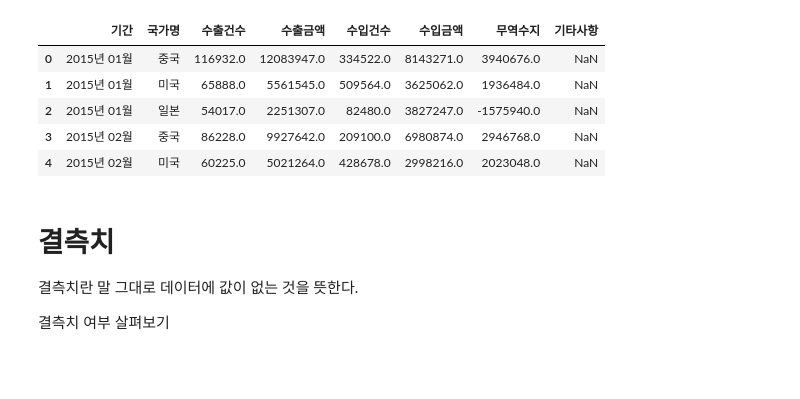
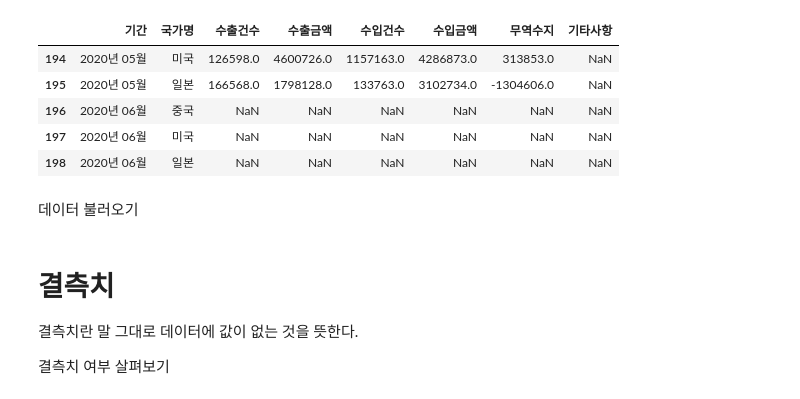
Before and after one commit to DarRokKim/python_practice, a Jupyter notebook: 220107_01.ipynb, the cells around one changed output. Saved outputs shown, nothing was run; the diff lists cells and outputs as text; code cells hidden in the pictures; blank space fills up the shorter version.

```diff
--- a/220107_01.ipynb
+++ b/220107_01.ipynb
@@ -1,19 +1,22 @@
 # %%
 import pandas as pd
 import numpy as np
 import matplotlib.pyplot as plt
 import os
 
 csv_file_path = "trade.csv"
 trade = pd.read_csv(csv_file_path)
 trade.head()
+trade.tail()
 # %% [output]
 |  | 기간 | 국가명 | 수출건수 | 수출금액 | 수입건수 | 수입금액 | 무역수지 | 기타사항 |
-| 0 | 2015년 01월 | 중국 | 116932.0 | 12083947.0 | 334522.0 | 8143271.0 | 3940676.0 | NaN |
-| 1 | 2015년 01월 | 미국 | 65888.0 | 5561545.0 | 509564.0 | 3625062.0 | 1936484.0 | NaN |
-| 2 | 2015년 01월 | 일본 | 54017.0 | 2251307.0 | 82480.0 | 3827247.0 | -1575940.0 | NaN |
-| 3 | 2015년 02월 | 중국 | 86228.0 | 9927642.0 | 209100.0 | 6980874.0 | 2946768.0 | NaN |
-| 4 | 2015년 02월 | 미국 | 60225.0 | 5021264.0 | 428678.0 | 2998216.0 | 2023048.0 | NaN |
+| 194 | 2020년 05월 | 미국 | 126598.0 | 4600726.0 | 1157163.0 | 4286873.0 | 313853.0 | NaN |
+| 195 | 2020년 05월 | 일본 | 166568.0 | 1798128.0 | 133763.0 | 3102734.0 | -1304606.0 | NaN |
+| 196 | 2020년 06월 | 중국 | NaN | NaN | NaN | NaN | NaN | NaN |
+| 197 | 2020년 06월 | 미국 | NaN | NaN | NaN | NaN | NaN | NaN |
+| 198 | 2020년 06월 | 일본 | NaN | NaN | NaN | NaN | NaN | NaN |
+# %% [markdown]
+데이터 불러오기
 # %% [markdown]
 # 결측치
 결측치란 말 그대로 데이터에 값이 없는 것을 뜻한다.
```
Also changed, not shown: 1 other file.
